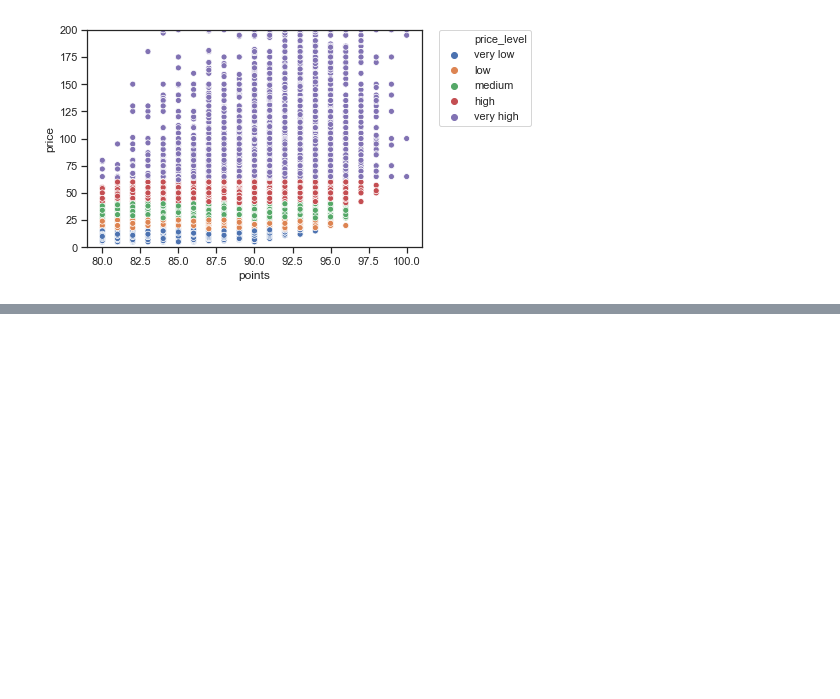
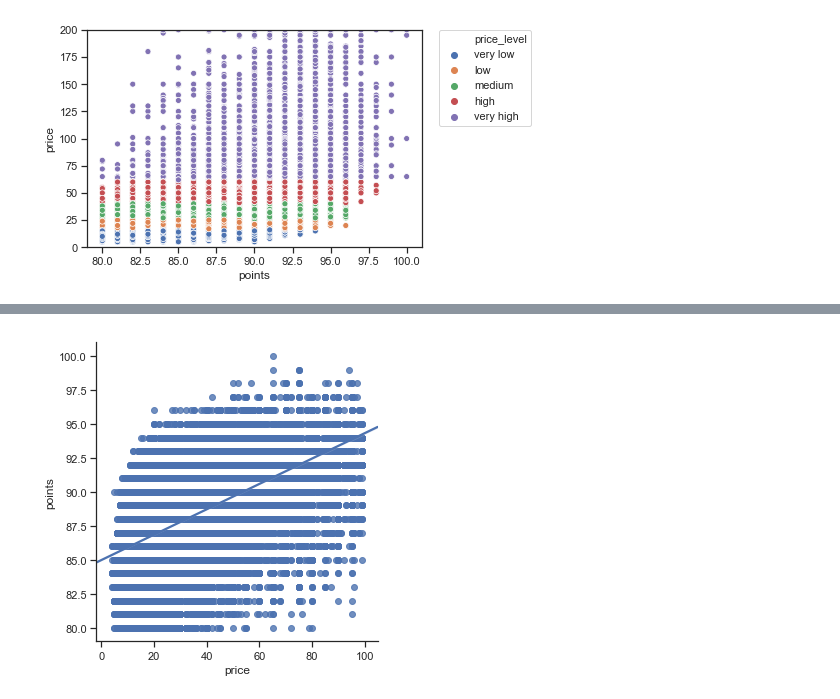
Before and after one commit to igorstojanovic91/wine-review-analysis, a Jupyter notebook: Wine reviews Analysis.ipynb, the cells around one changed output, grey strips where cells are left out. Saved outputs shown, nothing was run; the diff lists cells and outputs as text; code cells hidden in the pictures; blank space fills up the shorter version.

```diff
--- a/Wine reviews Analysis.ipynb
+++ b/Wine reviews Analysis.ipynb
@@ -1214,0 +1236,4 @@ plt.ylim(0, 100)
+# %%
+sns.lmplot(x="price", y="points", data=df.query('price<100'));
+# %% [output]
+[figure, added]
```
Also changed, not shown: parts of 23 cells of this notebook.
